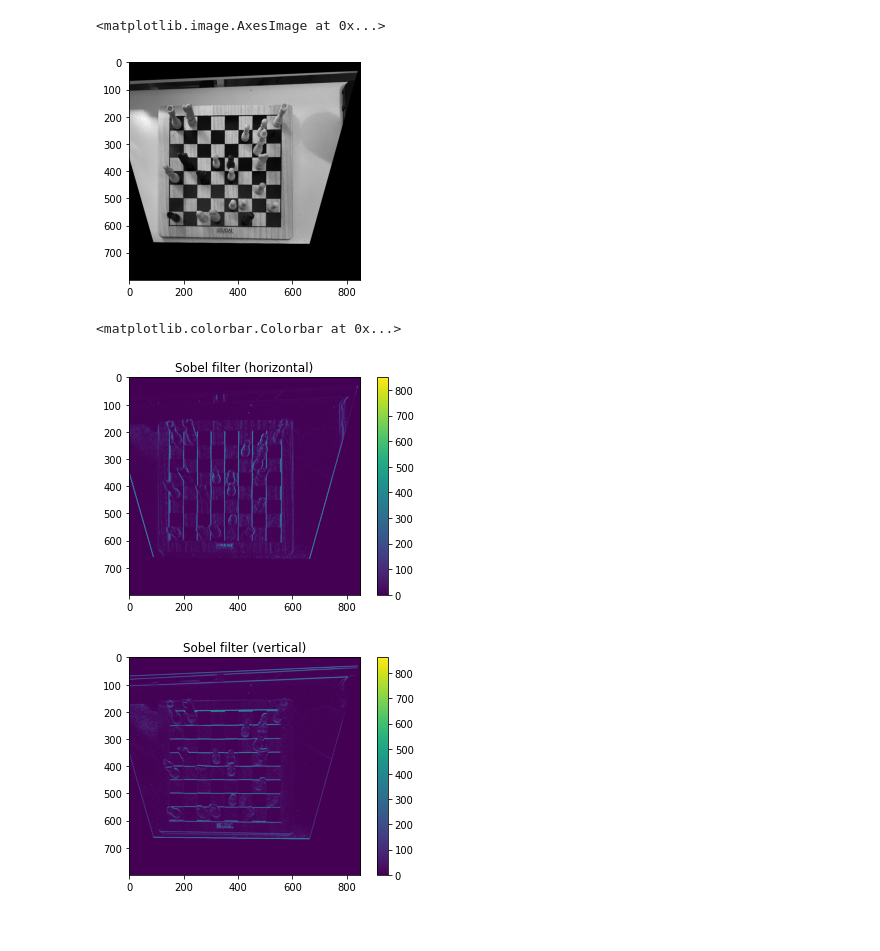
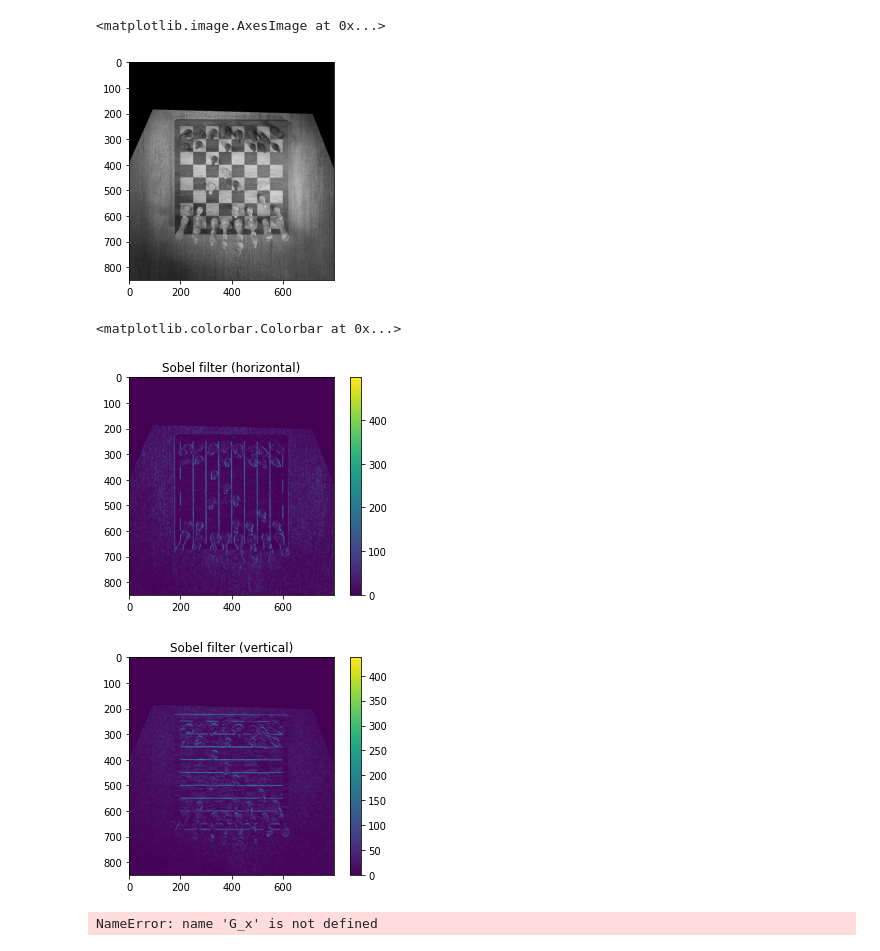
Before and after one commit to georg-wolflein/chesscog, a Jupyter notebook: notebooks/corner_detection.ipynb, the cells around one changed output. Saved outputs shown, nothing was run; the diff lists cells and outputs as text; code cells hidden in the pictures.

```diff
--- a/notebooks/corner_detection.ipynb
+++ b/notebooks/corner_detection.ipynb
@@ -45,6 +45,7 @@ filename = "/Users/georg/chess_data/render/train/0064.png"
 #filename = "/Users/georg/chess_data/render/train/2869.png"
 filename = "/Users/georg/Desktop/b06.jpg"
 filename = "/Users/georg/Desktop/IMG_0755.jpg"
+filename = "/Users/georg/chess_data/render/train/4798.png"
 img = cv2.imread(filename)
 img, img_scale = resize_image(cfg, img)
 show(img)
@@ -164,20 +174,28 @@ plt.grid()
 # %%
 # Recompute transformation matrix based on all inliers
 transformation_matrix = compute_transformation_matrix(
     intersection_points, quantized_points)
 inverse_transformation_matrix = np.linalg.inv(transformation_matrix)
 
 # Warp grayscale image
-warped = cv2.warpPerspective(
-    gray, transformation_matrix, tuple(warped_img_size.astype(np.int)))
+dims = tuple(warped_img_size.astype(np.int))
+warped = cv2.warpPerspective(gray, transformation_matrix, dims)
+borders = np.zeros_like(gray)
+#borders[2:-2, 2:-2] = 1
+borders[3:-3, 3:-3] = 1
+warped_borders = cv2.warpPerspective(borders, transformation_matrix, dims)
+warped_mask = warped_borders == 1
 
 plt.imshow(warped, cmap="gray")
 # %% [output]
 <matplotlib.image.AxesImage at 0x...>
-[figure, old version]
+[figure, new version]
 # %%
 G_x = np.abs(cv2.Sobel(warped, cv2.CV_64F, 1, 0, ksize=cfg.BORDER_REFINEMENT.SOBEL_KERNEL_SIZE))
 G_y = np.abs(cv2.Sobel(warped, cv2.CV_64F, 0, 1, ksize=cfg.BORDER_REFINEMENT.SOBEL_KERNEL_SIZE))
+
+G_x[~warped_mask] = 0
+G_y[~warped_mask] = 0
 
 plt.figure()
 plt.title("Sobel filter (horizontal)")
@@ -190,12 +208,14 @@ plt.imshow(G_y)
 plt.colorbar()
 # %% [output]
 <matplotlib.colorbar.Colorbar at 0x...>
-[figure, old version]
+[figure, new version]
-[figure, old version]
+[figure, new version]
 # %%
 # Refine board boundaries
-xmin, xmax = compute_vertical_borders(cfg, warped, scale, xmin, xmax)
-ymin, ymax = compute_horizontal_borders(cfg, warped, scale, ymin, ymax)
+xmin, xmax = compute_vertical_borders(cfg, warped, warped_mask, scale, xmin, xmax)
+ymin, ymax = compute_horizontal_borders(cfg, warped, warped_mask, scale, ymin, ymax)
+# %% [output]
+NameError: name 'G_x' is not defined
 # %%
 # Transform boundaries to image space
 corners = np.array([[xmin, ymin],
```
Also changed, not shown: parts of 12 cells of this notebook.
